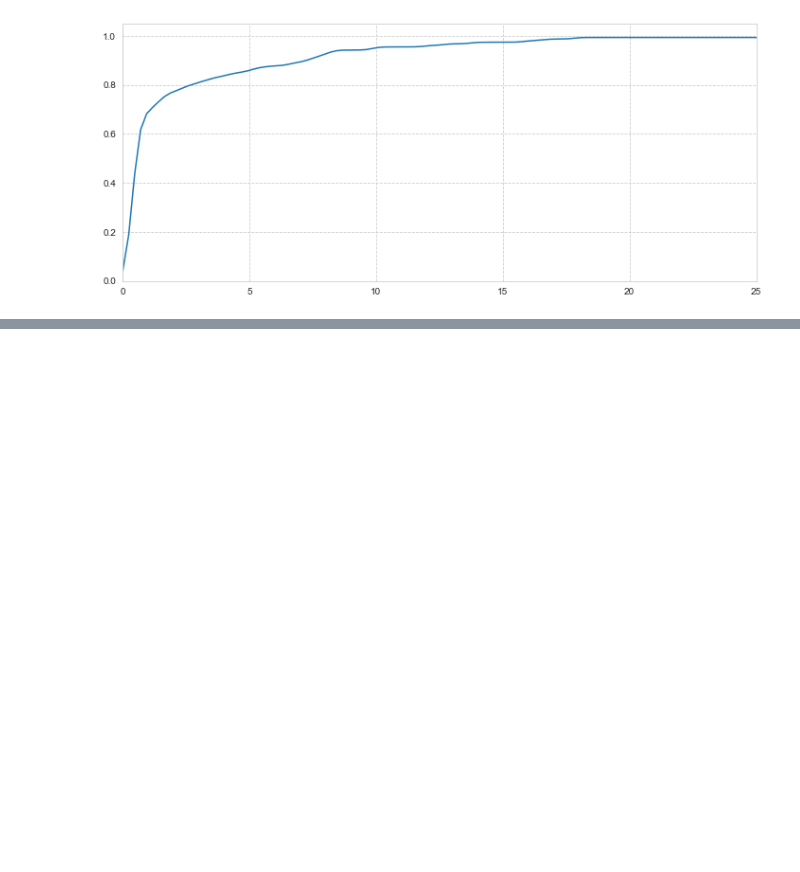
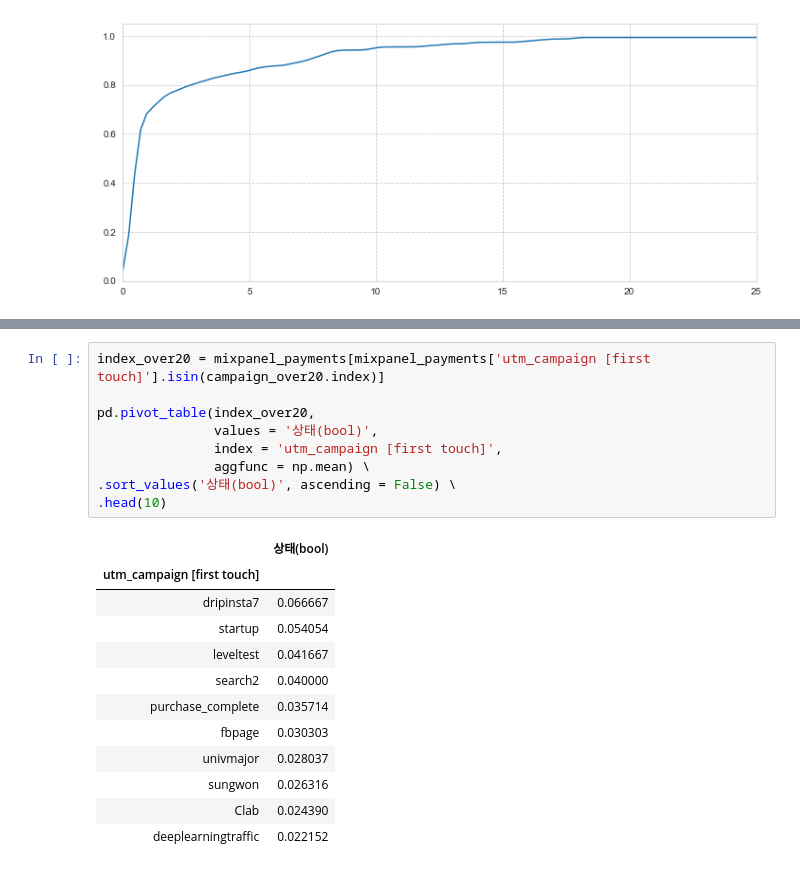
Before and after one commit to eunnyeong/data-analysis, a Jupyter notebook: dsschool_assignment.ipynb, the cells around one changed output, grey strips where cells are left out. Drawn from its saved outputs; the diff is of its cells as text; blank space fills up the shorter version.

```diff
--- a/dsschool_assignment.ipynb
+++ b/dsschool_assignment.ipynb
@@ -519,0 +591,22 @@ mixpanel_payments.head()
+# %%
+index_over20 = mixpanel_payments[mixpanel_payments['utm_campaign [first touch]'].isin(campaign_over20.index)]
+
+pd.pivot_table(index_over20,
+               values = '상태(bool)',
+               index = 'utm_campaign [first touch]',
+               aggfunc = np.mean) \
+.sort_values('상태(bool)', ascending = False) \
+.head(10)
+# %% [output]
+|  | 상태(bool) |
+| utm_campaign [first touch] |  |
+| dripinsta7 | 0.066667 |
+| startup | 0.054054 |
+| leveltest | 0.041667 |
+| search2 | 0.040000 |
+| purchase_complete | 0.035714 |
+| fbpage | 0.030303 |
+| univmajor | 0.028037 |
+| sungwon | 0.026316 |
+| Clab | 0.024390 |
+| deeplearningtraffic | 0.022152 |
```
Also changed, not shown: parts of 8 cells of this notebook.
